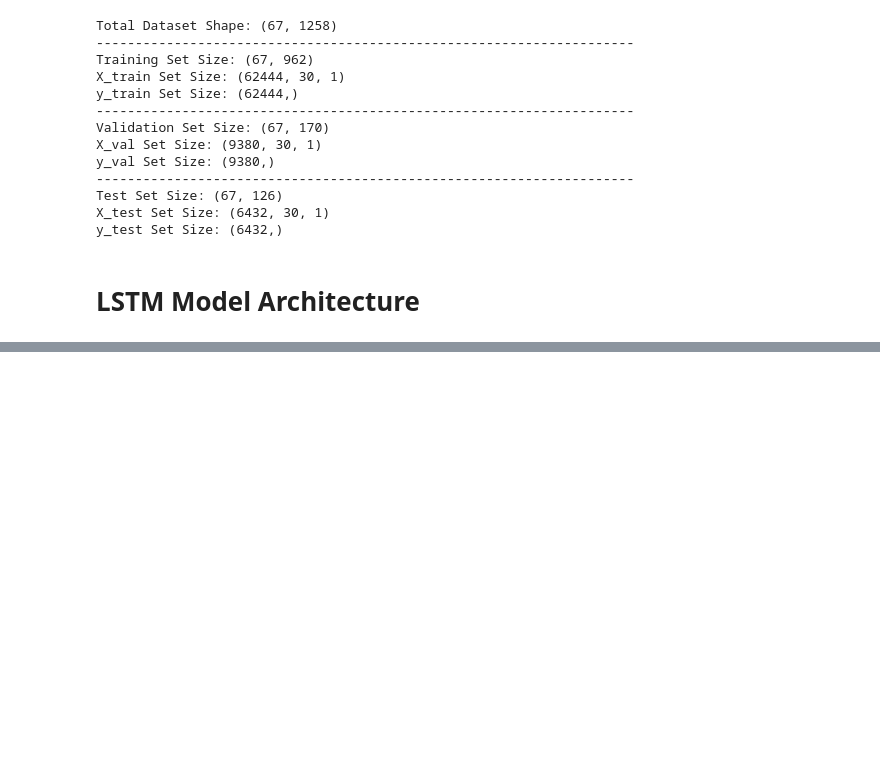
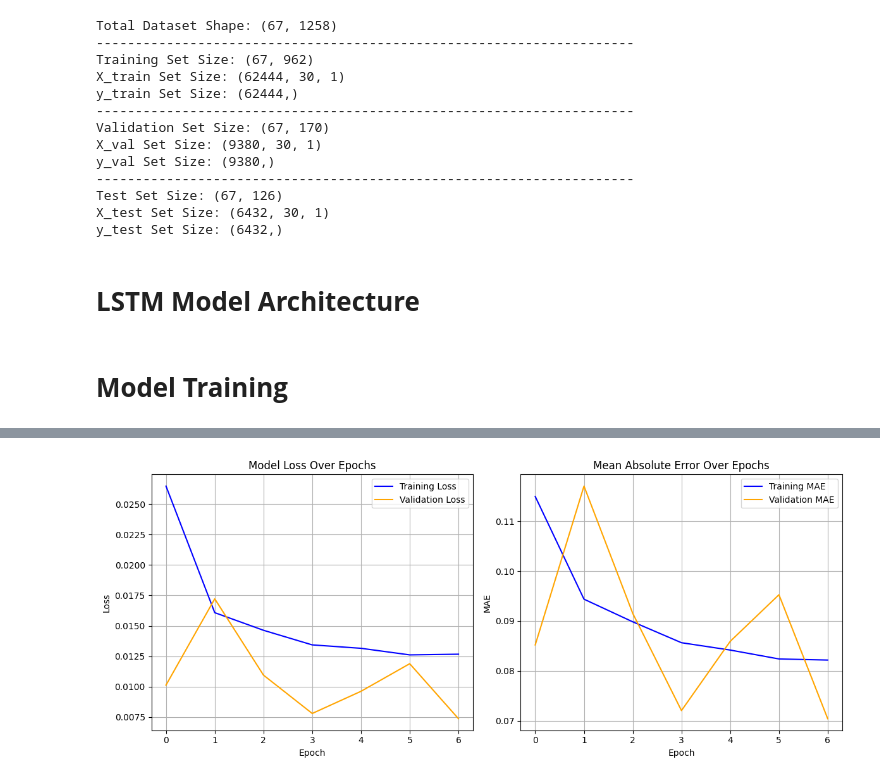
Before and after one commit to ColeJMitchell/machine-learning-stock-prediction, a Jupyter notebook: stock_predictor.ipynb, the cells around one changed output, grey strips where cells are left out. Saved outputs shown, nothing was run; the diff lists cells and outputs as text; code cells hidden in the pictures; blank space fills up the shorter version.

Commit message:
Fix overfitting issue model now works well !!!

```diff
--- a/stock_predictor.ipynb
+++ b/stock_predictor.ipynb
@@ -240,12 +240,11 @@ y_test Set Size: (6432,)
 # %% [markdown]
 # **LSTM Model Architecture**
 # %%
-# Defining the structure for an LSTM model that will be used to predict the change in the stock price a week after the post is made
+# The model is trained at 30 time steps (predicts stock price for one day based on the past 30 day) and there is one one feature, the closing price.
 model = keras.Sequential([
-  # The model is trained at 28 time steps (1 each day over 4 weeks) and each day has 4 features: the open price, close price, low price, and high price.
 
   # The first LSTM layer
-  keras.layers.LSTM(64, input_shape = (28, 4), return_sequences=True),
+  keras.layers.LSTM(64, input_shape = (30, 1), return_sequences=True),
   keras.layers.BatchNormalization(),
   keras.layers.Activation("tanh"),
 
@@ -262,8 +261,40 @@ model = keras.Sequential([
 
   # Second dense layer
   keras.layers.Dense(16, activation="relu"),
+  keras.layers.Dropout(.5),
 
-  # Output layer should be a binary classification with a single neuron
-  keras.layers.Dense(1, activation = "sigmoid")
+  # Output layer predicts a continous stock price (regression)
+  keras.layers.Dense(1)
 ]
 )
+
+model.compile(
+    optimizer=keras.optimizers.Adam(learning_rate=0.001),
+    loss='mse',
+    metrics=['mae']
+)
+# %% [markdown]
+# **Model Training**
+# %%
+# Train the model and plot its accuracy
+history = model.fit(X_train, y_train, batch_size=32, epochs=7, validation_data=(X_val, y_val))
+
+# Display two subplots, the loss and mean absolute error
+fig, axs = plt.subplots(1, 2, figsize=(12, 5))
+axs[0].plot(history.history['loss'], label='Training Loss', color='blue')
+axs[0].plot(history.history['val_loss'], label='Validation Loss', color='orange')
+axs[0].set_title('Model Loss Over Epochs')
+axs[0].set_xlabel('Epoch')
+axs[0].set_ylabel('Loss')
+axs[0].legend()
+axs[0].grid(True)
+axs[1].plot(history.history['mae'], label='Training MAE', color='blue')
+axs[1].plot(history.history['val_mae'], label='Validation MAE', color='orange')
+axs[1].set_title('Mean Absolute Error Over Epochs')
+axs[1].set_xlabel('Epoch')
+axs[1].set_ylabel('MAE')
+axs[1].legend()
+axs[1].grid(True)
+plt.tight_layout()
+plt.show()
+# %% [output]
@@ -269,0 +315 @@ model = keras.Sequential([
+[figure, added]
```
Also changed, not shown: parts of 2 cells of this notebook.
